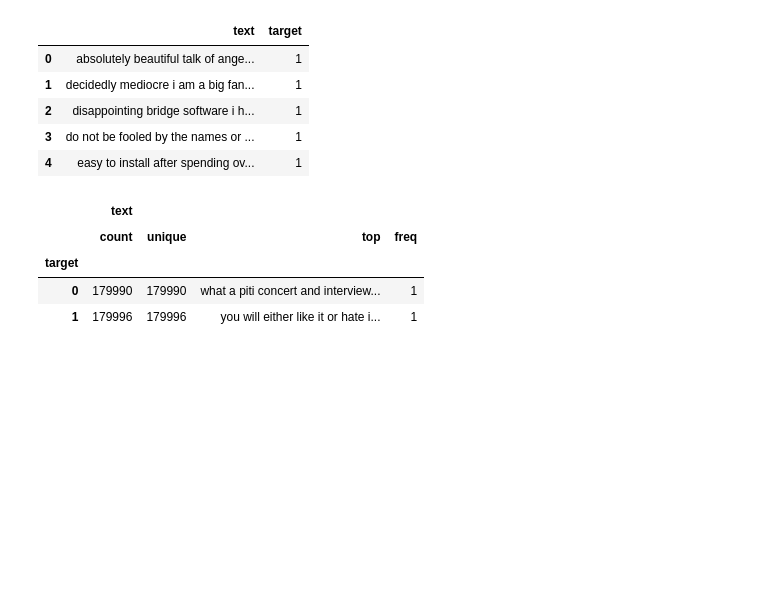
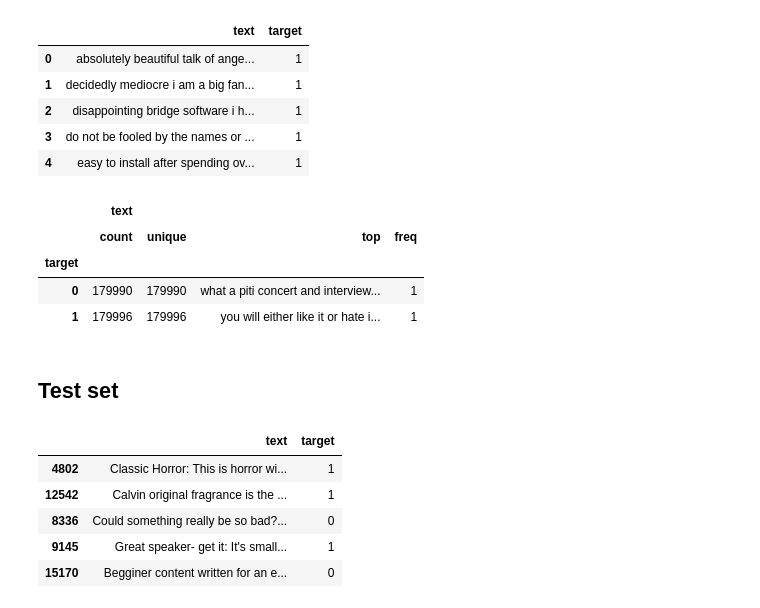
Before and after one commit to ppkgtmm/sentiment, a Jupyter notebook: EDA_amazon.ipynb, the cells around one changed output. Drawn from its saved outputs; the diff is of its cells as text; code cells hidden in the pictures; blank space fills up the shorter version.

```diff
--- a/EDA_amazon.ipynb
+++ b/EDA_amazon.ipynb
@@ -327,3 +327,15 @@ preprocessed.groupby('target').describe()
 | 1 | 179996 | 179996 | you will either like it or hate i... | 1 |
 # %%
 preprocessed.to_csv('/content/drive/MyDrive/sentiment/data/data_preprocessed.csv')
+# %% [markdown]
+## Test set
+# %%
+test = pd.read_csv('/content/drive/MyDrive/sentiment/data/test_data.csv')[cols]
+test.sample(5)
+# %% [output]
+|  | text | target |
+| 4802 | Classic Horror: This is horror wi... | 1 |
+| 12542 | Calvin original fragrance is the ... | 1 |
+| 8336 | Could something really be so bad?... | 0 |
+| 9145 | Great speaker- get it: It's small... | 1 |
+| 15170 | Begginer content written for an e... | 0 |
```
Also changed, not shown: parts of 4 cells of this notebook.
